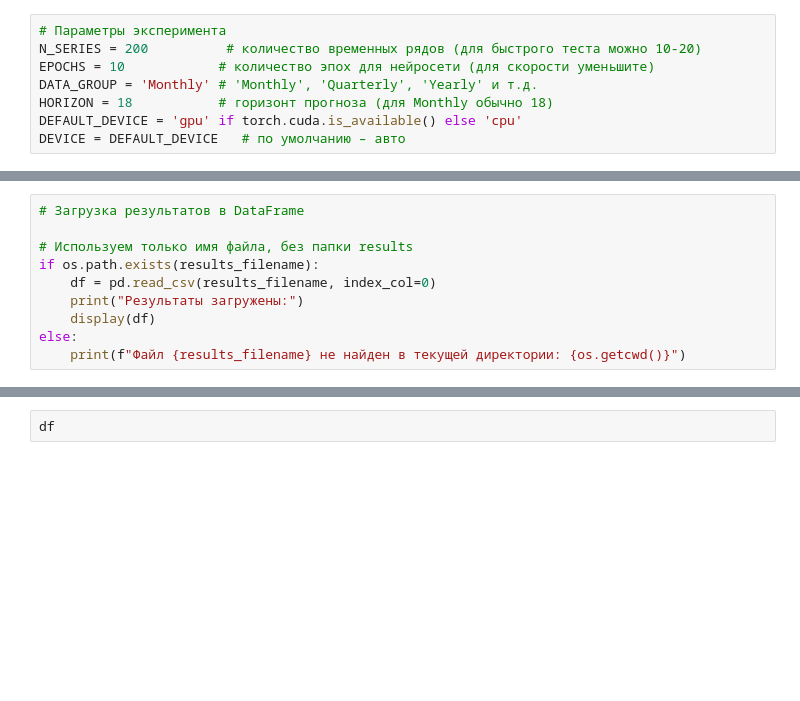
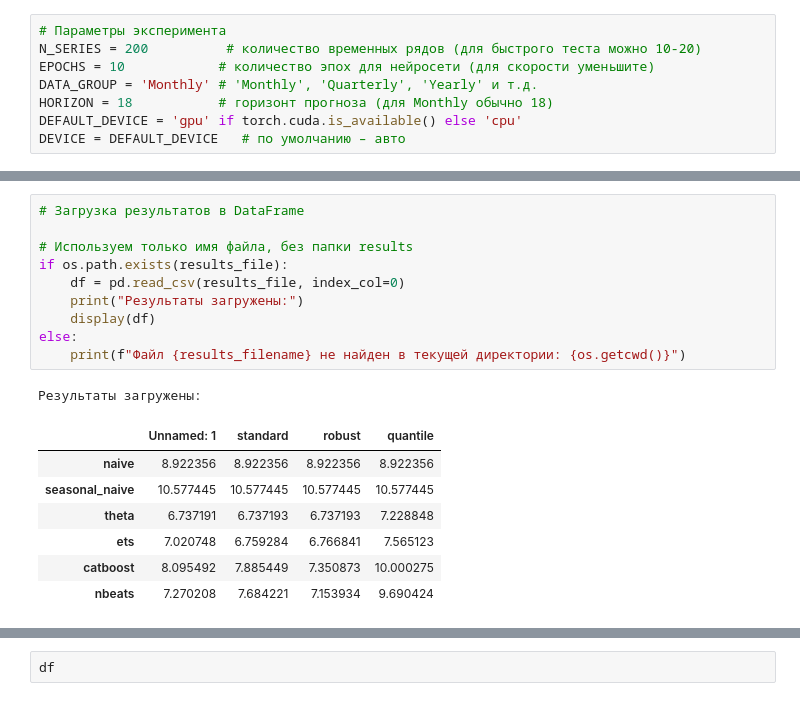
Before and after one commit to aldarovav/TS_project, a Jupyter notebook: results/analysis_results.ipynb, the cells around one changed output, grey strips where cells are left out. Saved outputs shown, nothing was run; the diff lists cells and outputs as text; blank space fills up the shorter version.

```diff
--- a/results/analysis_results.ipynb
+++ b/results/analysis_results.ipynb
@@ -83,13 +168,22 @@ else:
 # %%
 # Загрузка результатов в DataFrame
 
 # Используем только имя файла, без папки results
-if os.path.exists(results_filename):
-    df = pd.read_csv(results_filename, index_col=0)
+if os.path.exists(results_file):
+    df = pd.read_csv(results_file, index_col=0)
     print("Результаты загружены:")
     display(df)
 else:
     print(f"Файл {results_filename} не найден в текущей директории: {os.getcwd()}")
+# %% [output]
+Результаты загружены:
+|  | Unnamed: 1 | standard | robust | quantile |
+| naive | 8.922356 | 8.922356 | 8.922356 | 8.922356 |
+| seasonal_naive | 10.577445 | 10.577445 | 10.577445 | 10.577445 |
+| theta | 6.737191 | 6.737193 | 6.737193 | 7.228848 |
+| ets | 7.020748 | 6.759284 | 6.766841 | 7.565123 |
+| catboost | 8.095492 | 7.885449 | 7.350873 | 10.000275 |
+| nbeats | 7.270208 | 7.684221 | 7.153934 | 9.690424 |
 # %%
 
 # %%
```
Also changed, not shown: parts of 5 cells of this notebook.
